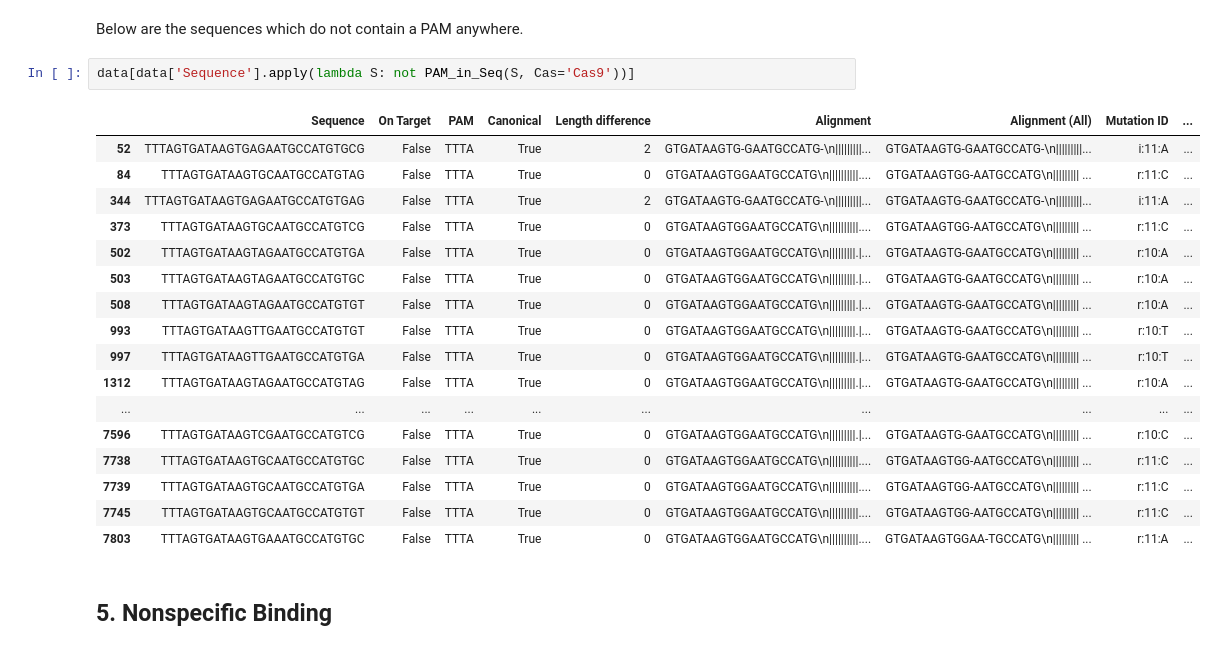
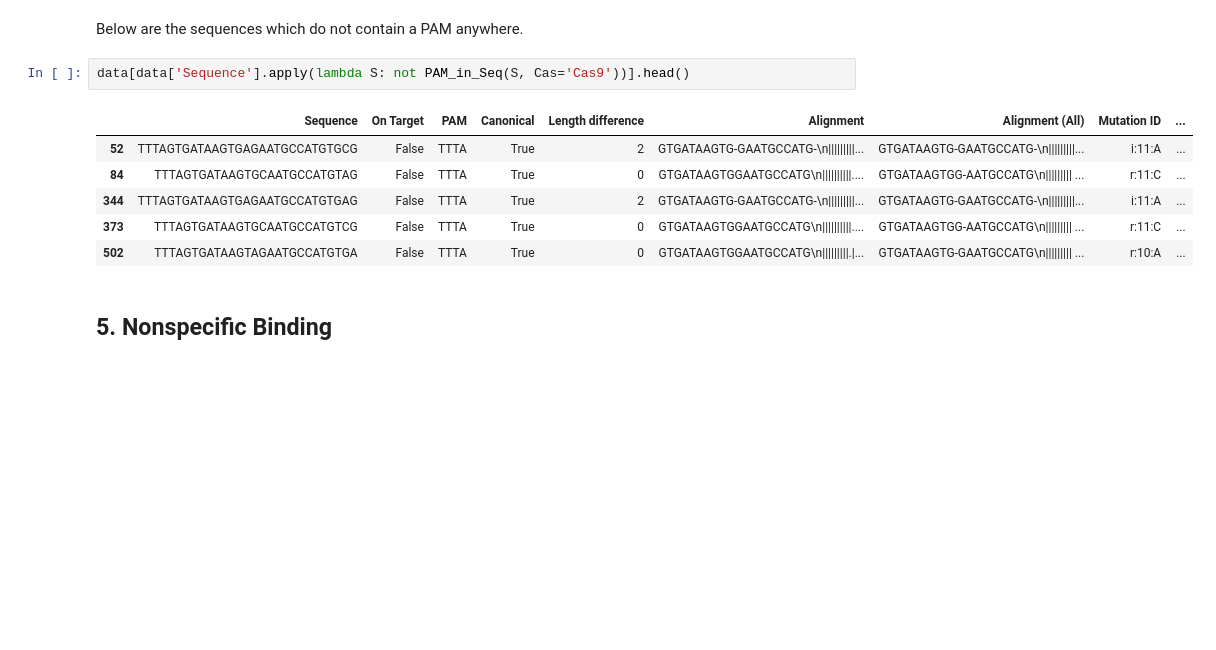
Before and after one commit to martin-depken/Energy-Landscape, a Jupyter notebook: code_ABA_Finkelsteinlab/Looking at Finkelstein data.ipynb, the cells around one changed output. Saved outputs shown, nothing was run; the diff lists cells and outputs as text; blank space fills up the shorter version.

```diff
--- a/code_ABA_Finkelsteinlab/Looking at Finkelstein data.ipynb
+++ b/code_ABA_Finkelsteinlab/Looking at Finkelstein data.ipynb
@@ -397,25 +397,14 @@ def PAM_in_Seq(S, Cas='Cas9'):
 # %% [markdown]
 Below are the sequences which do not contain a PAM anywhere.
 # %%
-data[data['Sequence'].apply(lambda S: not PAM_in_Seq(S, Cas='Cas9'))]
+data[data['Sequence'].apply(lambda S: not PAM_in_Seq(S, Cas='Cas9'))].head()
 # %% [output]
 |  | Sequence | On Target | PAM | Canonical | Length difference | Alignment | Alignment (All) | Mutation ID | ... |
 | 52 | TTTAGTGATAAGTGAGAATGCCATGTGCG | False | TTTA | True | 2 | GTGATAAGTG-GAATGCCATG-\n|||||||||... | GTGATAAGTG-GAATGCCATG-\n|||||||||... | i:11:A | ... |
 | 84 | TTTAGTGATAAGTGCAATGCCATGTAG | False | TTTA | True | 0 | GTGATAAGTGGAATGCCATG\n||||||||||.... | GTGATAAGTGG-AATGCCATG\n||||||||| ... | r:11:C | ... |
 | 344 | TTTAGTGATAAGTGAGAATGCCATGTGAG | False | TTTA | True | 2 | GTGATAAGTG-GAATGCCATG-\n|||||||||... | GTGATAAGTG-GAATGCCATG-\n|||||||||... | i:11:A | ... |
 | 373 | TTTAGTGATAAGTGCAATGCCATGTCG | False | TTTA | True | 0 | GTGATAAGTGGAATGCCATG\n||||||||||.... | GTGATAAGTGG-AATGCCATG\n||||||||| ... | r:11:C | ... |
 | 502 | TTTAGTGATAAGTAGAATGCCATGTGA | False | TTTA | True | 0 | GTGATAAGTGGAATGCCATG\n|||||||||.|... | GTGATAAGTG-GAATGCCATG\n||||||||| ... | r:10:A | ... |
-| 503 | TTTAGTGATAAGTAGAATGCCATGTGC | False | TTTA | True | 0 | GTGATAAGTGGAATGCCATG\n|||||||||.|... | GTGATAAGTG-GAATGCCATG\n||||||||| ... | r:10:A | ... |
-| 508 | TTTAGTGATAAGTAGAATGCCATGTGT | False | TTTA | True | 0 | GTGATAAGTGGAATGCCATG\n|||||||||.|... | GTGATAAGTG-GAATGCCATG\n||||||||| ... | r:10:A | ... |
-| 993 | TTTAGTGATAAGTTGAATGCCATGTGT | False | TTTA | True | 0 | GTGATAAGTGGAATGCCATG\n|||||||||.|... | GTGATAAGTG-GAATGCCATG\n||||||||| ... | r:10:T | ... |
-| 997 | TTTAGTGATAAGTTGAATGCCATGTGA | False | TTTA | True | 0 | GTGATAAGTGGAATGCCATG\n|||||||||.|... | GTGATAAGTG-GAATGCCATG\n||||||||| ... | r:10:T | ... |
-| 1312 | TTTAGTGATAAGTAGAATGCCATGTAG | False | TTTA | True | 0 | GTGATAAGTGGAATGCCATG\n|||||||||.|... | GTGATAAGTG-GAATGCCATG\n||||||||| ... | r:10:A | ... |
-| ... | ... | ... | ... | ... | ... | ... | ... | ... | ... |
-| 7596 | TTTAGTGATAAGTCGAATGCCATGTCG | False | TTTA | True | 0 | GTGATAAGTGGAATGCCATG\n|||||||||.|... | GTGATAAGTG-GAATGCCATG\n||||||||| ... | r:10:C | ... |
-| 7738 | TTTAGTGATAAGTGCAATGCCATGTGC | False | TTTA | True | 0 | GTGATAAGTGGAATGCCATG\n||||||||||.... | GTGATAAGTGG-AATGCCATG\n||||||||| ... | r:11:C | ... |
-| 7739 | TTTAGTGATAAGTGCAATGCCATGTGA | False | TTTA | True | 0 | GTGATAAGTGGAATGCCATG\n||||||||||.... | GTGATAAGTGG-AATGCCATG\n||||||||| ... | r:11:C | ... |
-| 7745 | TTTAGTGATAAGTGCAATGCCATGTGT | False | TTTA | True | 0 | GTGATAAGTGGAATGCCATG\n||||||||||.... | GTGATAAGTGG-AATGCCATG\n||||||||| ... | r:11:C | ... |
-| 7803 | TTTAGTGATAAGTGAAATGCCATGTGC | False | TTTA | True | 0 | GTGATAAGTGGAATGCCATG\n||||||||||.... | GTGATAAGTGGAA-TGCCATG\n||||||||| ... | r:11:A | ... |
 # %% [markdown]
 ## 5. Nonspecific Binding
 # %%
```
Also changed, not shown: parts of 3 cells of this notebook.
